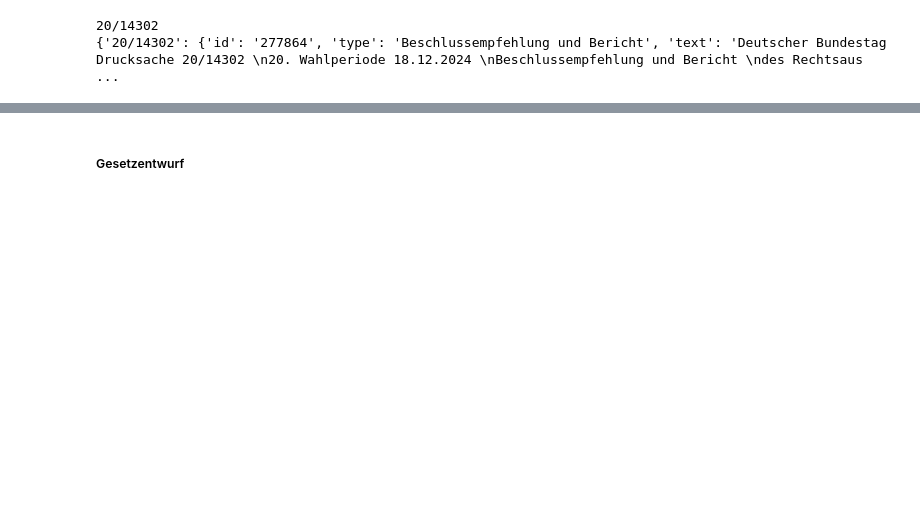
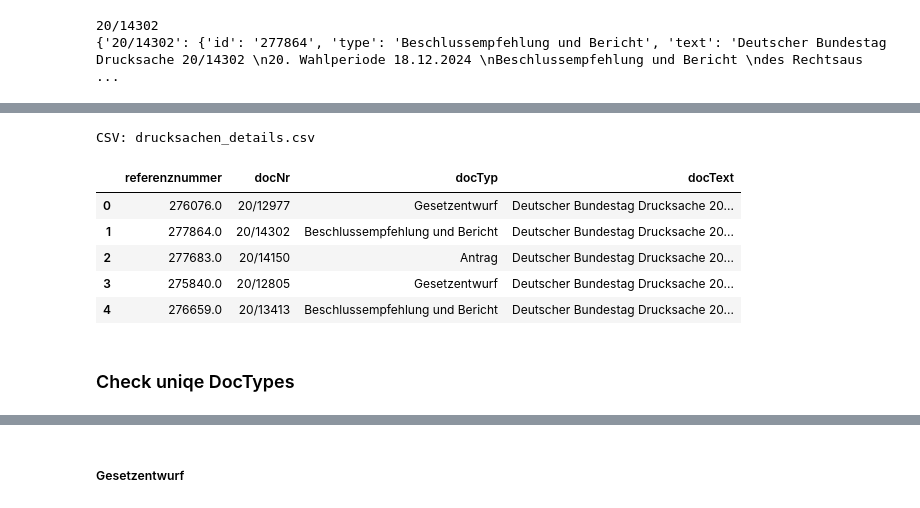
Before and after one commit to Fabian3112/WieWaehltMeinAbgeordneter, a Jupyter notebook: extractor/extract_drucksache.ipynb, the cells around one changed output, grey strips where cells are left out. Saved outputs shown, nothing was run; the diff lists cells and outputs as text; code cells hidden in the pictures; blank space fills up the shorter version.

```diff
--- a/extractor/extract_drucksache.ipynb
+++ b/extractor/extract_drucksache.ipynb
@@ -101,0 +116,14 @@ process_csv(SOURCE_PATH, TARGET_PATH, DRUCKSACHE_PATH, num_samples=30) # None
+# %%
+print("CSV: drucksachen_details.csv")
+df_drucksachen_details = pd.read_csv(DRUCKSACHE_PATH)
+df_drucksachen_details.head()
+# %% [output]
+CSV: drucksachen_details.csv
+|  | referenznummer | docNr | docTyp | docText |
+| 0 | 276076.0 | 20/12977 | Gesetzentwurf | Deutscher Bundestag Drucksache 20... |
+| 1 | 277864.0 | 20/14302 | Beschlussempfehlung und Bericht | Deutscher Bundestag Drucksache 20... |
+| 2 | 277683.0 | 20/14150 | Antrag | Deutscher Bundestag Drucksache 20... |
+| 3 | 275840.0 | 20/12805 | Gesetzentwurf | Deutscher Bundestag Drucksache 20... |
+| 4 | 276659.0 | 20/13413 | Beschlussempfehlung und Bericht | Deutscher Bundestag Drucksache 20... |
+# %% [markdown]
+### Check uniqe DocTypes
```
Also changed, not shown: parts of 43 cells of this notebook.
